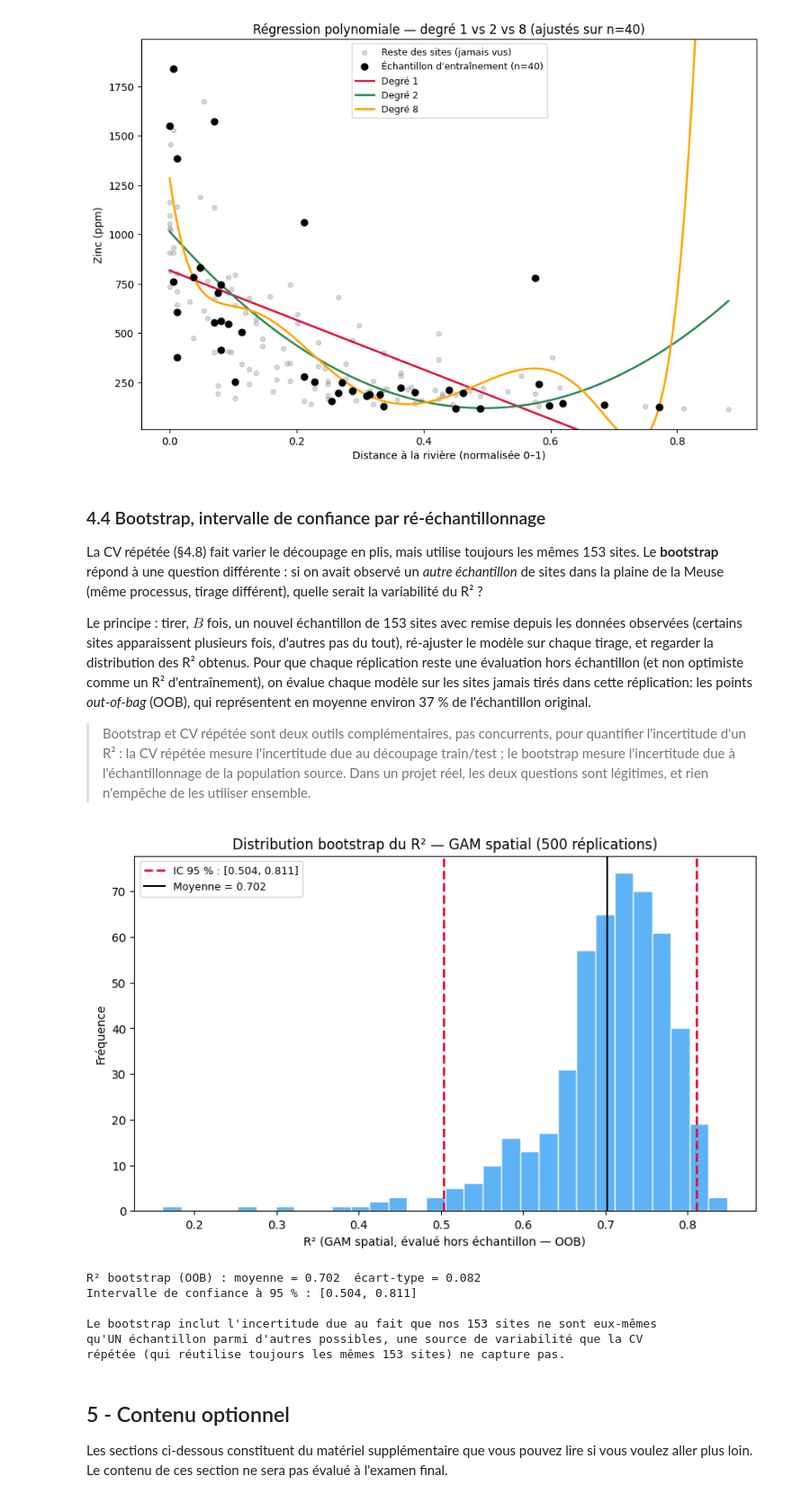
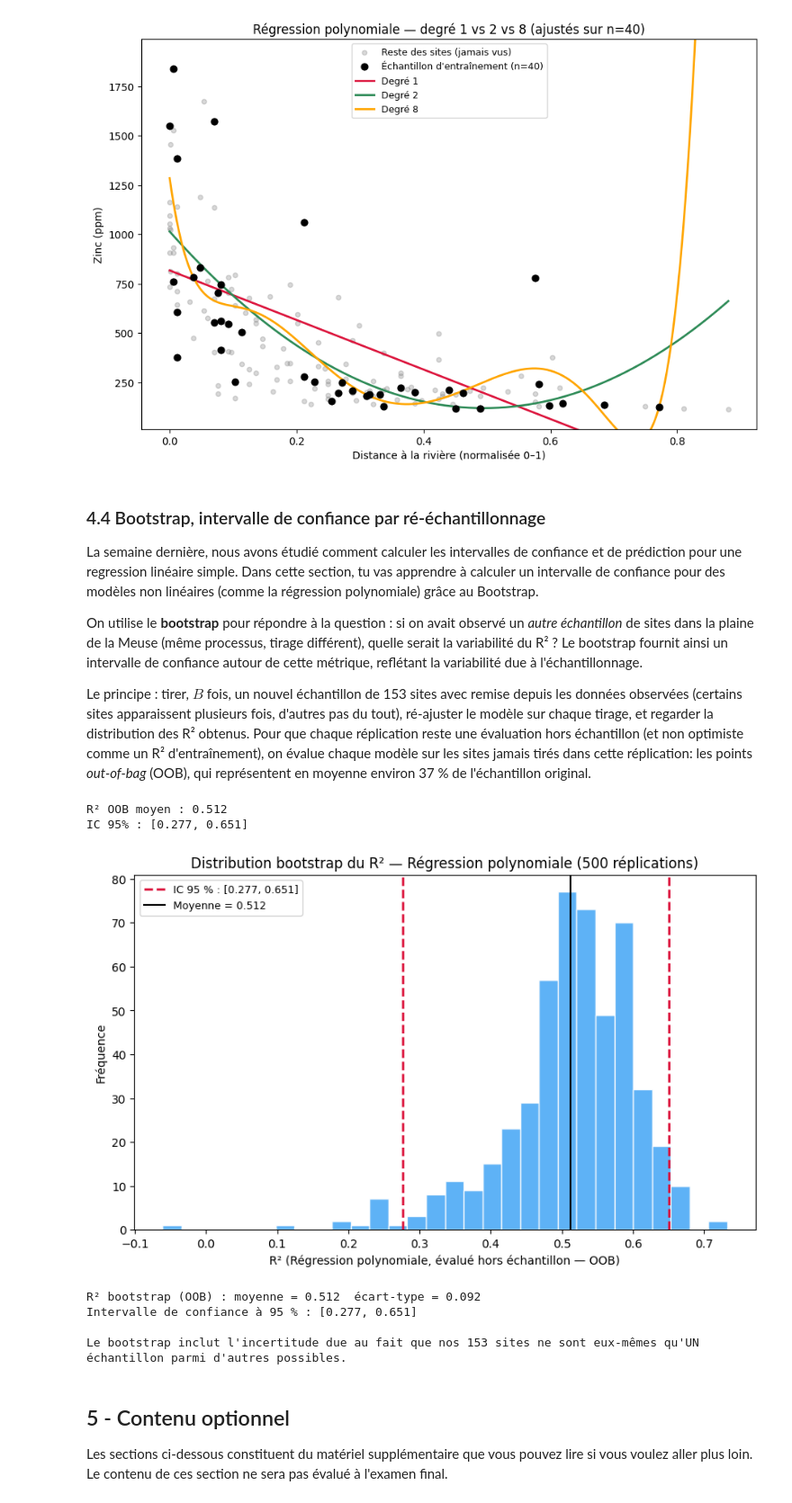
Before and after one commit to gse-unil/2026_Geoinformatique_II, a Jupyter notebook: tps/python/tp-py03.ipynb, the cells around one changed output. Shown at 90% size. Drawn from its saved outputs; the diff is of its cells as text; code cells hidden in the pictures.

Commit message:
change bootstrap function

```diff
--- a/tps/python/tp-py03.ipynb
+++ b/tps/python/tp-py03.ipynb
@@ -801,48 +801,59 @@ Degré     R² (entraînement, n=40)   R² (reste, jamais vu)
 # %% [markdown]
 ### 4.4 Bootstrap, intervalle de confiance par ré-échantillonnage
 
-La CV répétée (§4.8) fait varier le découpage en plis, mais utilise toujours les mêmes 153 sites. Le **bootstrap** répond à une question différente : si on avait observé un *autre échantillon* de sites dans la plaine de la Meuse (même processus, tirage différent), quelle serait la variabilité du R² ?
+La semaine dernière, nous avons étudié comment calculer les intervalles de confiance et de prédiction pour une regression linéaire simple. Dans cette section, tu vas apprendre à calculer un intervalle de confiance pour des modèles non linéaires (comme la régression polynomiale) grâce au Bootstrap.
+
+On utilise le **bootstrap** pour répondre à la question : si on avait observé un *autre échantillon* de sites dans la plaine de la Meuse (même processus, tirage différent), quelle serait la variabilité du R² ? Le bootstrap fournit ainsi un intervalle de confiance autour de cette métrique, reflétant la variabilité due à l'échantillonnage.
 
 Le principe : tirer, $B$ fois, un nouvel échantillon de 153 sites avec remise depuis les données observées (certains sites apparaissent plusieurs fois, d'autres pas du tout), ré-ajuster le modèle sur chaque tirage, et regarder la distribution des R² obtenus. Pour que chaque réplication reste une évaluation hors échantillon (et non optimiste comme un R² d'entraînement), on évalue chaque modèle sur les sites jamais tirés dans cette réplication: les points *out-of-bag* (OOB), qui représentent en moyenne environ 37 % de l'échantillon original.
-
-> Bootstrap et CV répétée sont deux outils complémentaires, pas concurrents, pour quantifier l'incertitude d'un R² : la CV répétée mesure l'incertitude due au découpage train/test ; le bootstrap mesure l'incertitude due à l'échantillonnage de la population source. Dans un projet réel, les deux questions sont légitimes, et rien n'empêche de les utiliser ensemble.
 # %%
-n_boot = 500
-n = len(meuse)
-rng_boot = np.random.default_rng(1)
+deg = 2        # degré du polynôme
+n_boot = 500   # nombre d'itérations bootstrap
+n = len(meuse) # nombre total d'observations dans le jeu de données de la meuse
+rng_boot = np.random.default_rng(1)  # générateur aléatoire reproductible
 
-r2_boot = []
+r2_boot = []  # contiendra un R² par itération
+
 for _ in range(n_boot):
-    boot_idx = rng_boot.integers(0, n, size=n)          # tirage avec remise (même taille que l'original)
-    oob_idx  = np.setdiff1d(np.arange(n), boot_idx)     # sites jamais tirés (hors échantillon)
+    # --- Échantillonnage ---
+    # Tire n indices avec remise → certains points apparaissent plusieurs fois, d'autres jamais
+    boot_idx = rng.choice(n, size=n, replace=True)
+    # Indices des points OOB (points jamais tirés) qui servent de jeu de test invisible (~37% des points en moyenne)
+    oob_idx  = np.setdiff1d(np.arange(n), boot_idx)
+
     if len(oob_idx) < 5:
-        continue   # cas rare : trop peu de points OOB pour évaluer
+        continue  # ignore les cas rares où trop peu de points OOB pour calculer un R² fiable
 
-    pipe_boot = make_pipeline(SplineTransformer(n_knots=5, degree=3, knots='uniform'), Ridge(alpha=0.1))
-    pipe_boot.fit(X_sp[boot_idx], y[boot_idx])
-    r2_boot.append(r2_score(y[oob_idx], pipe_boot.predict(X_sp[oob_idx])))
+    # --- Ajustement de la regression polynomiale sur l'échantillon bootstrap ---
+    coeffs = np.polyfit(x_d[boot_idx], y_z[boot_idx], deg)
 
+    # --- Évaluation sur les points OOB (jamais vus lors de l'ajustement) ---
+    r2_boot.append(r2_score(y_z[oob_idx], np.polyval(coeffs, x_d[oob_idx])))
+
+# --- Agrégation des résultats ---
 r2_boot = np.array(r2_boot)
-ci_low, ci_high = np.percentile(r2_boot, [2.5, 97.5])
+ci_low, ci_high = np.percentile(r2_boot, [2.5, 97.5])  # intervalle de confiance à 95%
+
+print(f"R² OOB moyen : {r2_boot.mean():.3f}")  # performance de généralisation moyenne
+print(f"IC 95% : [{ci_low:.3f}, {ci_high:.3f}]")  # incertitude autour de cette estimation
+# %% [output]
+R² OOB moyen : 0.512
+IC 95% : [0.277, 0.651]
 # %%
-histogramme(r2_boot, xlabel='R² (GAM spatial, évalué hors échantillon — OOB)', ylabel='Fréquence',
-            titre=f'Distribution bootstrap du R² — GAM spatial ({len(r2_boot)} réplications)',
+histogramme(r2_boot, xlabel='R² (Régression polynomiale, évalué hors échantillon — OOB)', ylabel='Fréquence',
+            titre=f'Distribution bootstrap du R² — Régression polynomiale ({len(r2_boot)} réplications)',
             intervalle=(ci_low, ci_high))
 
 print(f"R² bootstrap (OOB) : moyenne = {r2_boot.mean():.3f}  écart-type = {r2_boot.std():.3f}")
 print(f"Intervalle de confiance à 95 % : [{ci_low:.3f}, {ci_high:.3f}]")
 print()
-print("Le bootstrap inclut l'incertitude due au fait que nos 153 sites ne sont eux-mêmes")
-print("qu'UN échantillon parmi d'autres possibles, une source de variabilité que la CV")
-print("répétée (qui réutilise toujours les mêmes 153 sites) ne capture pas.")
+print("Le bootstrap inclut l'incertitude due au fait que nos 153 sites ne sont eux-mêmes qu'UN échantillon parmi d'autres possibles.")
 # %% [output]
-[figure, old version]
+[figure, new version]
-R² bootstrap (OOB) : moyenne = 0.702  écart-type = 0.082
-Intervalle de confiance à 95 % : [0.504, 0.811]
+R² bootstrap (OOB) : moyenne = 0.512  écart-type = 0.092
+Intervalle de confiance à 95 % : [0.277, 0.651]
 
-Le bootstrap inclut l'incertitude due au fait que nos 153 sites ne sont eux-mêmes
-qu'UN échantillon parmi d'autres possibles, une source de variabilité que la CV
-répétée (qui réutilise toujours les mêmes 153 sites) ne capture pas.
+Le bootstrap inclut l'incertitude due au fait que nos 153 sites ne sont eux-mêmes qu'UN échantillon parmi d'autres possibles.
 # %% [markdown]
 ## 5 - Contenu optionnel
 
```
